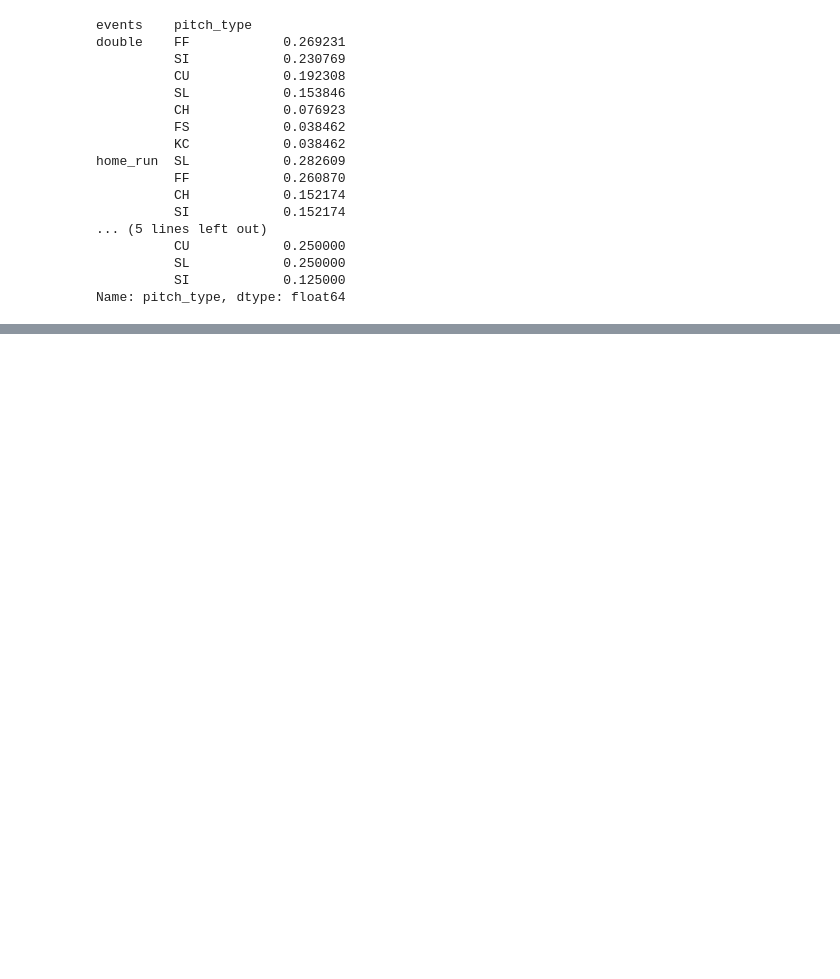
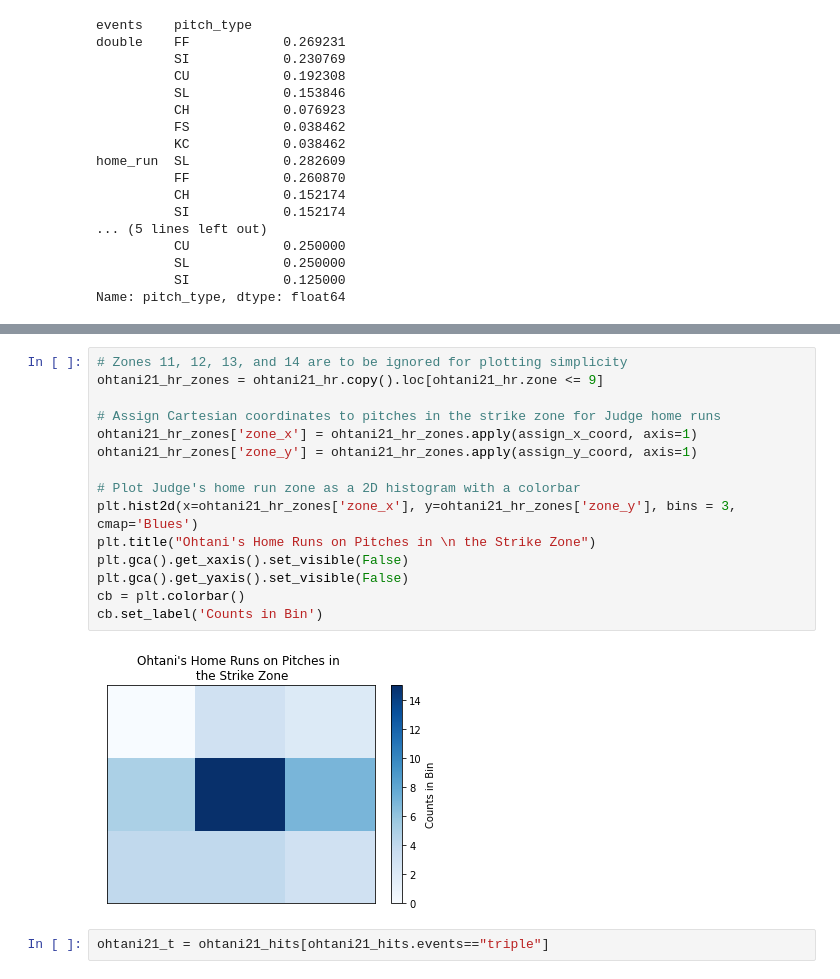
Before and after one commit to teruki-i/Ohtani, a Jupyter notebook: Ohtani_2021.ipynb, the cells around one changed output, grey strips where cells are left out. Saved outputs shown, nothing was run; the diff lists cells and outputs as text; blank space fills up the shorter version.

```diff
--- a/Ohtani_2021.ipynb
+++ b/Ohtani_2021.ipynb
@@ -212,0 +287,19 @@ Name: pitch_type, dtype: float64
+# %%
+# Zones 11, 12, 13, and 14 are to be ignored for plotting simplicity
+ohtani21_hr_zones = ohtani21_hr.copy().loc[ohtani21_hr.zone <= 9]
+
+# Assign Cartesian coordinates to pitches in the strike zone for Judge home runs
+ohtani21_hr_zones['zone_x'] = ohtani21_hr_zones.apply(assign_x_coord, axis=1)
+ohtani21_hr_zones['zone_y'] = ohtani21_hr_zones.apply(assign_y_coord, axis=1)
+
+# Plot Judge's home run zone as a 2D histogram with a colorbar
+plt.hist2d(x=ohtani21_hr_zones['zone_x'], y=ohtani21_hr_zones['zone_y'], bins = 3, cmap='Blues')
+plt.title("Ohtani's Home Runs on Pitches in \n the Strike Zone")
+plt.gca().get_xaxis().set_visible(False)
+plt.gca().get_yaxis().set_visible(False)
+cb = plt.colorbar()
+cb.set_label('Counts in Bin')
+# %% [output]
+[figure, added]
+# %%
+ohtani21_t = ohtani21_hits[ohtani21_hits.events=="triple"]
```
Also changed, not shown: parts of 15 cells of this notebook.
